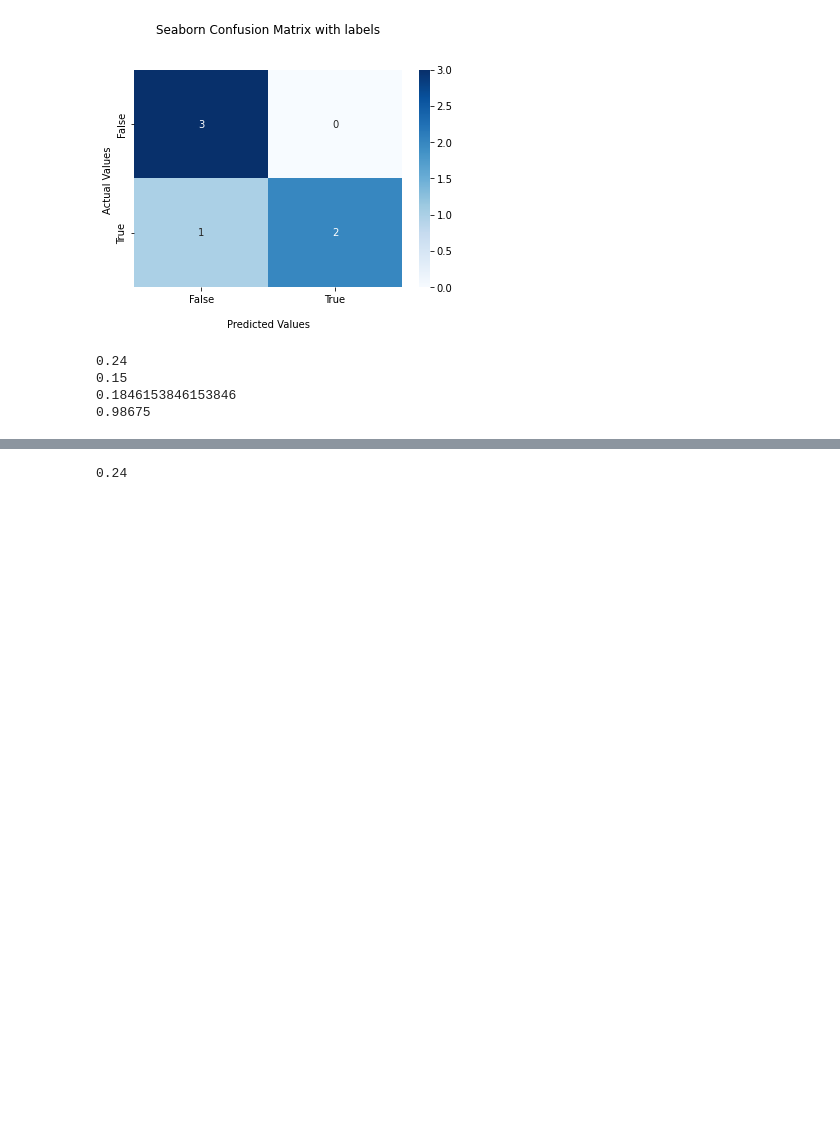
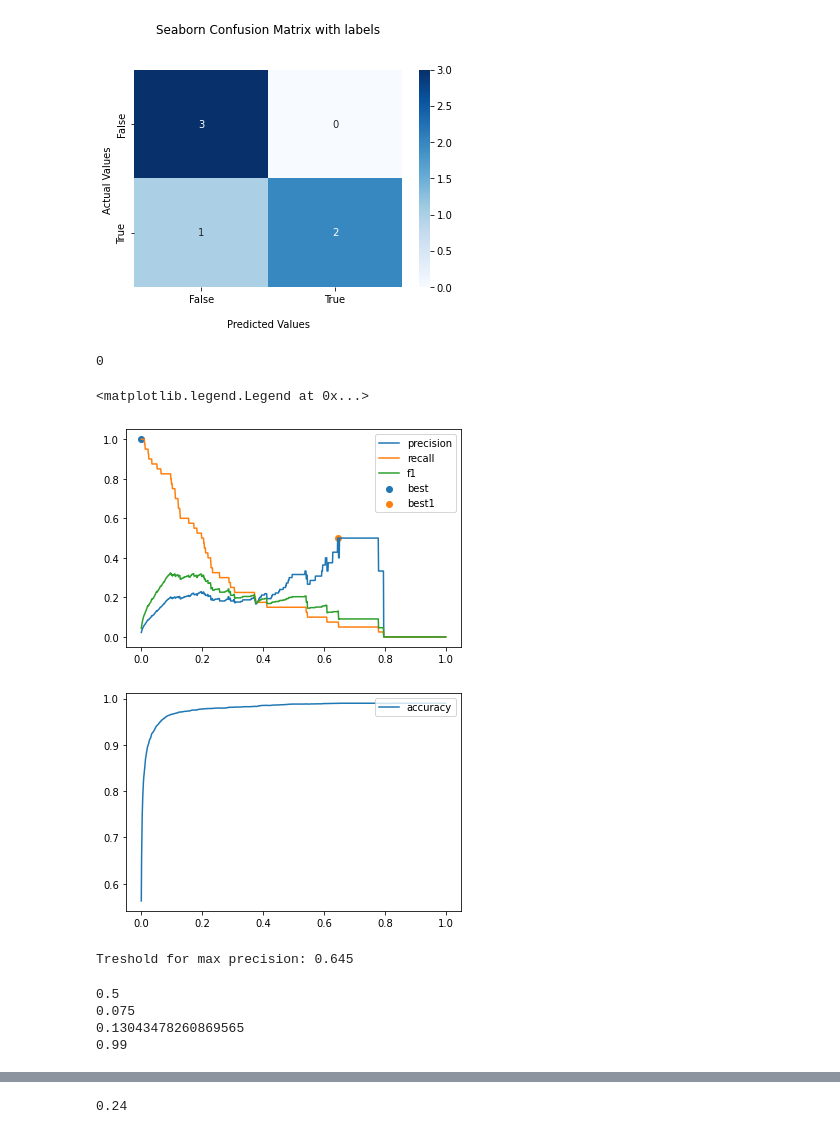
Before and after one commit to GSKW/ML, a Jupyter notebook: practice/business_solution.ipynb, the cells around one changed output, grey strips where cells are left out. Drawn from its saved outputs; the diff is of its cells as text; code cells hidden in the pictures; blank space fills up the shorter version.

Commit message:
feat: changed treshold for classifier

```diff
--- a/practice/business_solution.ipynb
+++ b/practice/business_solution.ipynb
@@ -144,17 +144,63 @@ plot_confusion_matrix(arr1, arr2)
 csv_valid = np.array(csv_valid, dtype=float)
 y_true = csv_valid[:,1]
 x_valid = csv_valid[:,:1]
-y_pred = model.predict(x_valid)
+y_pred = model.predict_proba(x_valid)[:,1]>0.645
+# %%
+plt_arr1 = [[],[]]
+plt_arr2 = [[],[]]
+plt_arr3 = [[],[]]
+plt_arr4 = [[],[]]
+for x in range(1, 1000):
+    i = x/1000
+    y_pred = model.predict_proba(x_valid)[:,1]>i
+    plt_arr1[0].append(i)
+    plt_arr1[1].append(calc_precision(y_true, y_pred))
+    plt_arr2[0].append(i)
+    plt_arr2[1].append(calc_recall(y_true, y_pred))
+    plt_arr3[0].append(i)
+    plt_arr3[1].append(calc_f1_measure(y_true, y_pred))
+    plt_arr4[0].append(i)
+    plt_arr4[1].append(calc_accuracy(y_true, y_pred))
+# %%
+plt.figure()
+plt.plot(plt_arr1[0], plt_arr1[1], label="precision")
+plt.plot(plt_arr2[0], plt_arr2[1], label="recall")
+plt.plot(plt_arr3[0], plt_arr3[1], label="f1")
+for x in range(len(plt_arr2[1])):
+    if plt_arr2[1][x] == 1:
+        plt.scatter([plt_arr2[0][x]], [1], label="best")
+        print(x)
+        break
+mn, mn_t = 0, 0
+for x in range(len(plt_arr1[1])):
+    if plt_arr1[1][x] > mn:
+        mn = plt_arr1[1][x]
+        mn_t = plt_arr1[0][x]
+
+plt.scatter([mn_t], [mn], label='best1')
+plt.legend(loc="upper right")
+plt.figure()
+plt.plot(plt_arr4[0], plt_arr4[1], label="accuracy")
+plt.legend(loc="upper right")
+# %% [output]
+0
+<matplotlib.legend.Legend at 0x...>
+[figure, added]
+[figure, added]
+# %%
+print(f"Treshold for max precision: {mn_t}")
+# %% [output]
+Treshold for max precision: 0.645
 # %%
 print(calc_precision(y_true, y_pred))
 print(calc_recall(y_true, y_pred))
 print(calc_f1_measure(y_true, y_pred))
 print(calc_accuracy(y_true, y_pred))
 # %% [output]
-0.24
-0.15
-0.1846153846153846
-0.98675
+0.5
+0.075
+0.13043478260869565
+0.99
 # %%
 plot_confusion_matrix(y_true, y_pred)
 # %% [output]
```
Also changed, not shown: parts of 1 cell of this notebook.
